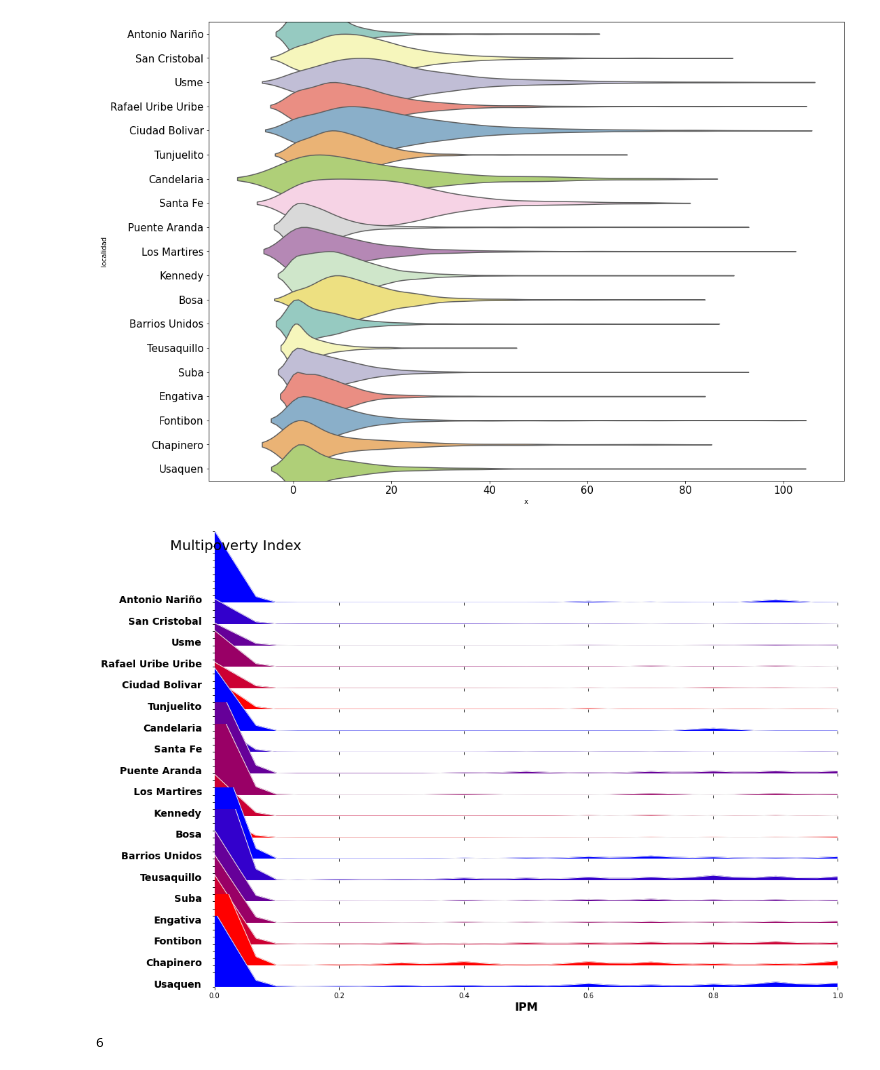
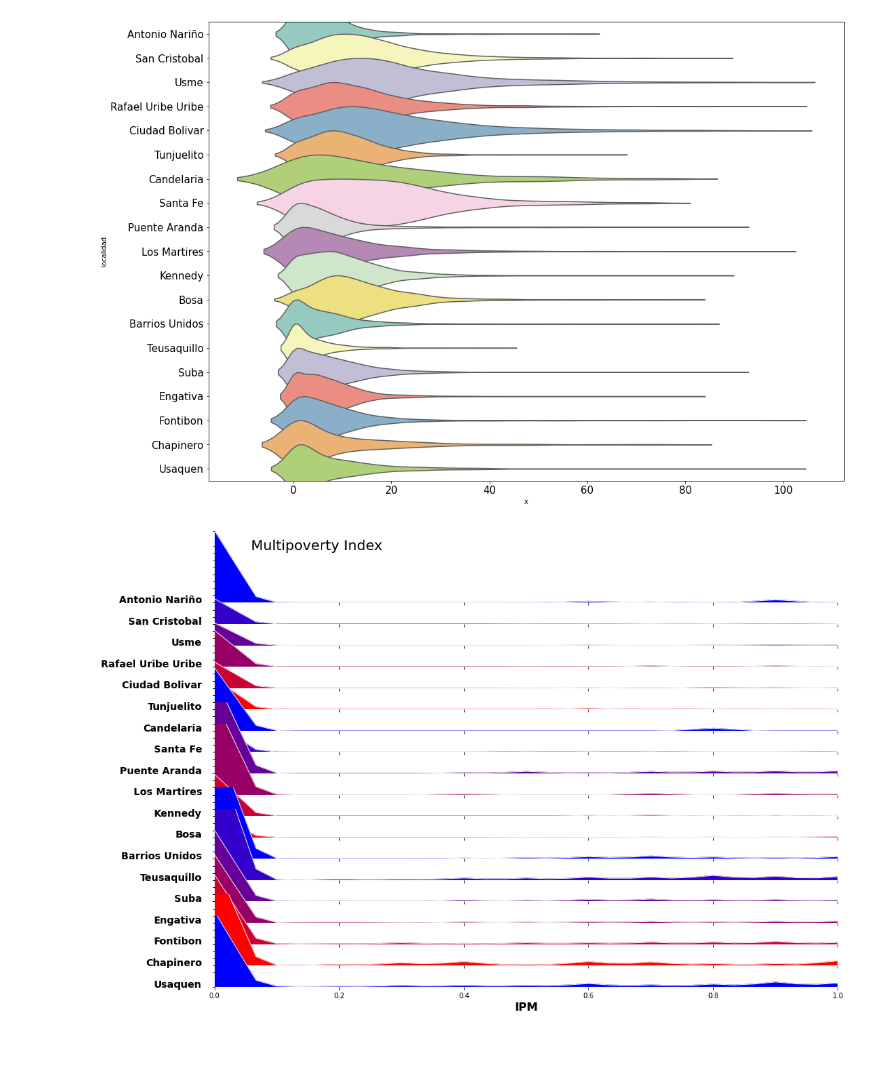
Before and after one commit to ChaosDonkey06/bogota_covid19_lockdowns, a Jupyter notebook: rt_perc_SSE.ipynb, the cells around one changed output. Drawn from its saved outputs; the diff is of its cells as text; code cells hidden in the pictures.

```diff
--- a/rt_perc_SSE.ipynb
+++ b/rt_perc_SSE.ipynb
@@ -245,36 +245,32 @@ for loc in localidades_list:
     # setting uniform x and y lims
     ax_objs[-1].set_xlim(0,1)
     ax_objs[-1].set_ylim(0,2.5)
 
     # make background transparent
     rect = ax_objs[-1].patch
     rect.set_alpha(0)
 
     # remove borders, axis ticks, and labels
     ax_objs[-1].set_yticklabels([])
 
     if i == len(localidades_list)-1:
         ax_objs[-1].set_xlabel("IPM", fontsize=16,fontweight="bold")
     else:
         ax_objs[-1].set_xticklabels([])
 
     spines = ["top", "right", "left", "bottom"]
     for s in spines:
         ax_objs[-1].spines[s].set_visible(False)
 
     adj_country = loc.replace(" ","\n")
     ax_objs[-1].text(-0.02,0, loc,fontweight="bold",fontsize=14,ha="right")
     i += 1
 
 gs.update(hspace=-0.7)
 
-fig.text(0.07,0.85,"Multipoverty Index", fontsize=20)
+fig.text(0.17,0.85, "Multipoverty Index", fontsize=20)
 
 plt.tight_layout()
 plt.show()
 # %% [output]
-[figure, old version]
+[figure, new version]
-# %%
-i
-# %% [output]
-6
```
